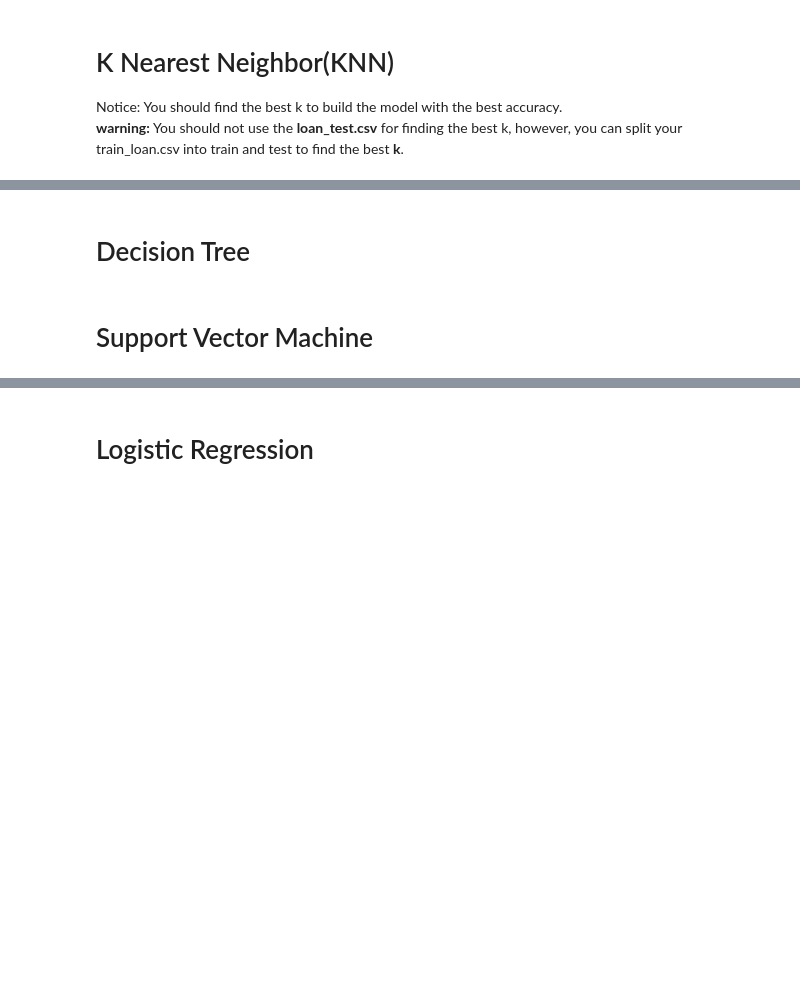
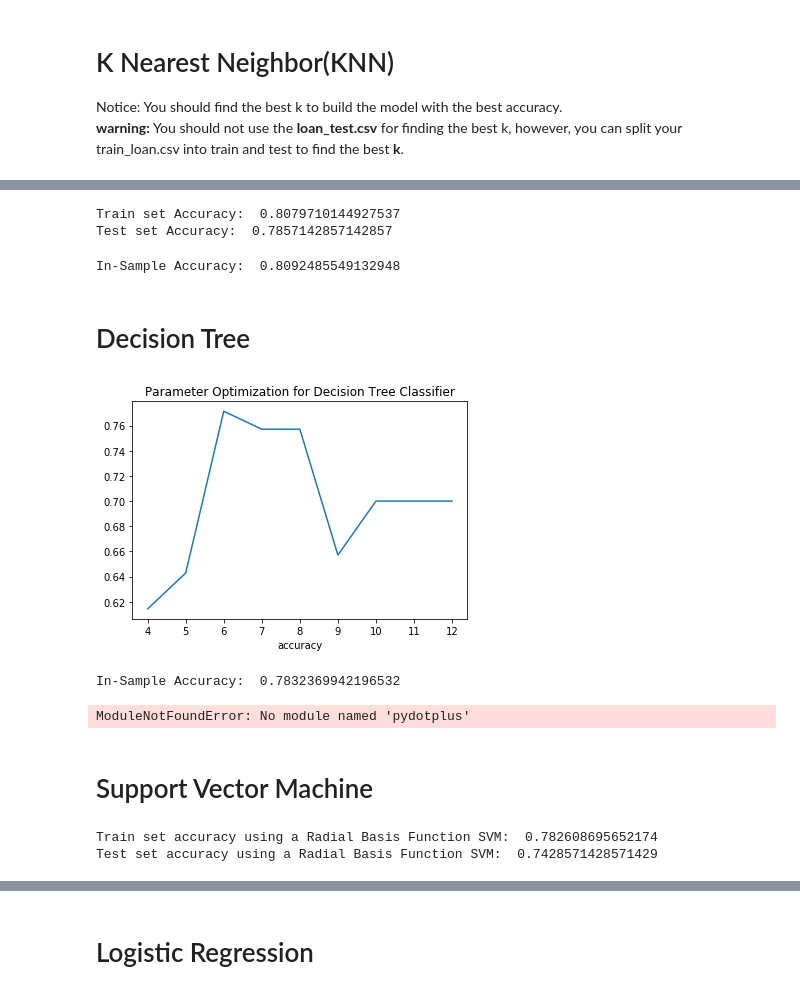
Before and after one commit to ZaraHssn/coursera_MachineLearning_IBM_project, a Jupyter notebook: machine learning with python - final project.ipynb, the cells around one changed output, grey strips where cells are left out. Cells and saved outputs as stored; diff of their text form; code cells hidden in the pictures; blank space fills up the shorter version.

```diff
--- a/machine learning with python - final project.ipynb
+++ b/machine learning with python - final project.ipynb
@@ -288,2 +331,43 @@ Notice: You should find the best k to build the model with the best accuracy.
+# %%
+k = mean_acc.argmax()+1
+#Train Model and Predict
+neigh = KNeighborsClassifier(n_neighbors = k).fit(X_train,y_train)
+yhat = neigh.predict(X_test)
+print("Train set Accuracy: ", metrics.accuracy_score(y_train, neigh.predict(X_train)))
+print("Test set Accuracy: ", metrics.accuracy_score(y_test, yhat))
+# %% [output]
+Train set Accuracy:  0.8079710144927537
+Test set Accuracy:  0.7857142857142857
+# %%
+# Now that optimal k is found, train the model using all data
+neigh = KNeighborsClassifier(n_neighbors = k).fit(X,y)
+yhat = neigh.predict(X)
+print("In-Sample Accuracy: ", metrics.accuracy_score(y, yhat))
+# %% [output]
+In-Sample Accuracy:  0.8092485549132948
 # %% [markdown]
 # Decision Tree
+# %%
+from sklearn.tree import DecisionTreeClassifier
+Ks = 10
+md_min = 3
+met_acc = np.zeros(Ks-1)
+md = np.zeros(Ks-1)
+for i in range(Ks):
+    drugTree = DecisionTreeClassifier(criterion="entropy", max_depth = i+md_min)
+    drugTree.fit(X_train,y_train)
+    predTree = drugTree.predict(X_test)
+    met_acc[i-1] = metrics.accuracy_score(y_test, predTree)
+    md[i-1] = i + md_min
+plt.plot(md,met_acc)
+plt.xlabel('max depth')
+plt.xlabel('accuracy')
+plt.title('Parameter Optimization for Decision Tree Classifier')
+md_best= met_acc.argmax() + md_min + 1
+
+#from sklearn.metrics import f1_score
+#print("f1 score: ", f1_score(y_test, predTree, average='weighted') )
+#from sklearn.metrics import jaccard_similarity_score
+#print("jaccard similarity score: ",jaccard_similarity_score(y_test, predTree))
+# %% [output]
+[figure, added]
@@ -290,2 +377,36 @@ Notice: You should find the best k to build the model with the best accuracy.
+# %%
+#training the model using whole dataset and with optimized max depth value
+drugTree = DecisionTreeClassifier(criterion="entropy", max_depth = md_best)
+drugTree.fit(X,y)
+predTree = drugTree.predict(X)
+print("In-Sample Accuracy: ", metrics.accuracy_score(y, predTree))
+
+from sklearn.externals.six import StringIO
+import pydotplus
+import matplotlib.image as mpimg
+from sklearn import tree
+dot_data = StringIO()
+filename = "drugtree.png"
+featureNames = Feature.columns
+targetNames = df['loan_status'].unique().tolist()
+out=tree.export_graphviz(drugTree,feature_names=featureNames, out_file=dot_data, class_names= np.unique(y), filled=True,  special_characters=True,rotate=False)
+graph = pydotplus.graph_from_dot_data(dot_data.getvalue())
+graph.write_png(filename)
+img = mpimg.imread(filename)
+plt.figure(figsize=(100, 200))
+plt.imshow(img,interpolation='nearest')
+# %% [output]
+In-Sample Accuracy:  0.7832369942196532
+ModuleNotFoundError: No module named 'pydotplus'
 # %% [markdown]
 # Support Vector Machine
+# %%
+from sklearn import svm
+clf1 = svm.SVC(kernel='rbf')
+clf1.fit(X_train, y_train)
+yhat1 = clf1.predict(X_test)
+print("Train set accuracy using a Radial Basis Function SVM: ", metrics.accuracy_score(y_train, clf1.predict(X_train)))
+print("Test set accuracy using a Radial Basis Function SVM: ", metrics.accuracy_score(y_test, yhat1))
+# %% [output]
+Train set accuracy using a Radial Basis Function SVM:  0.782608695652174
+Test set accuracy using a Radial Basis Function SVM:  0.7428571428571429
```
Also changed, not shown: parts of 18 cells of this notebook.
